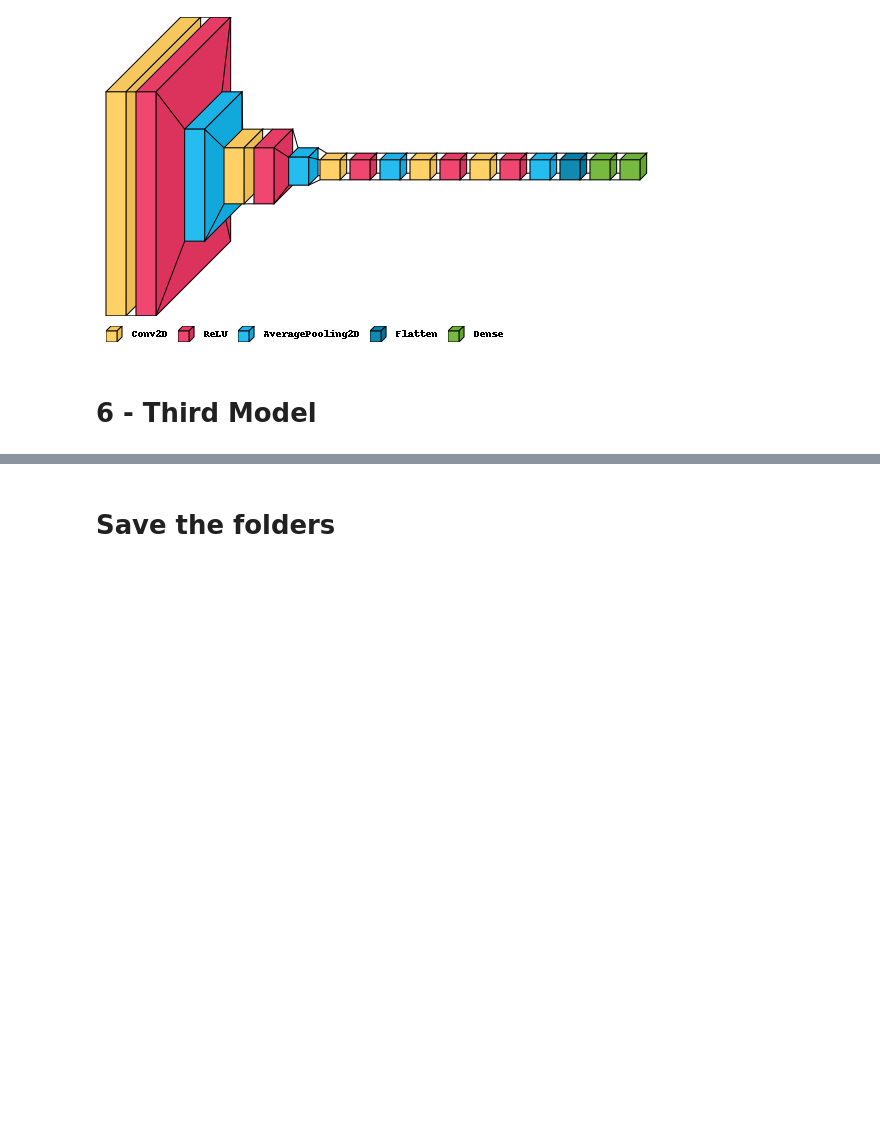
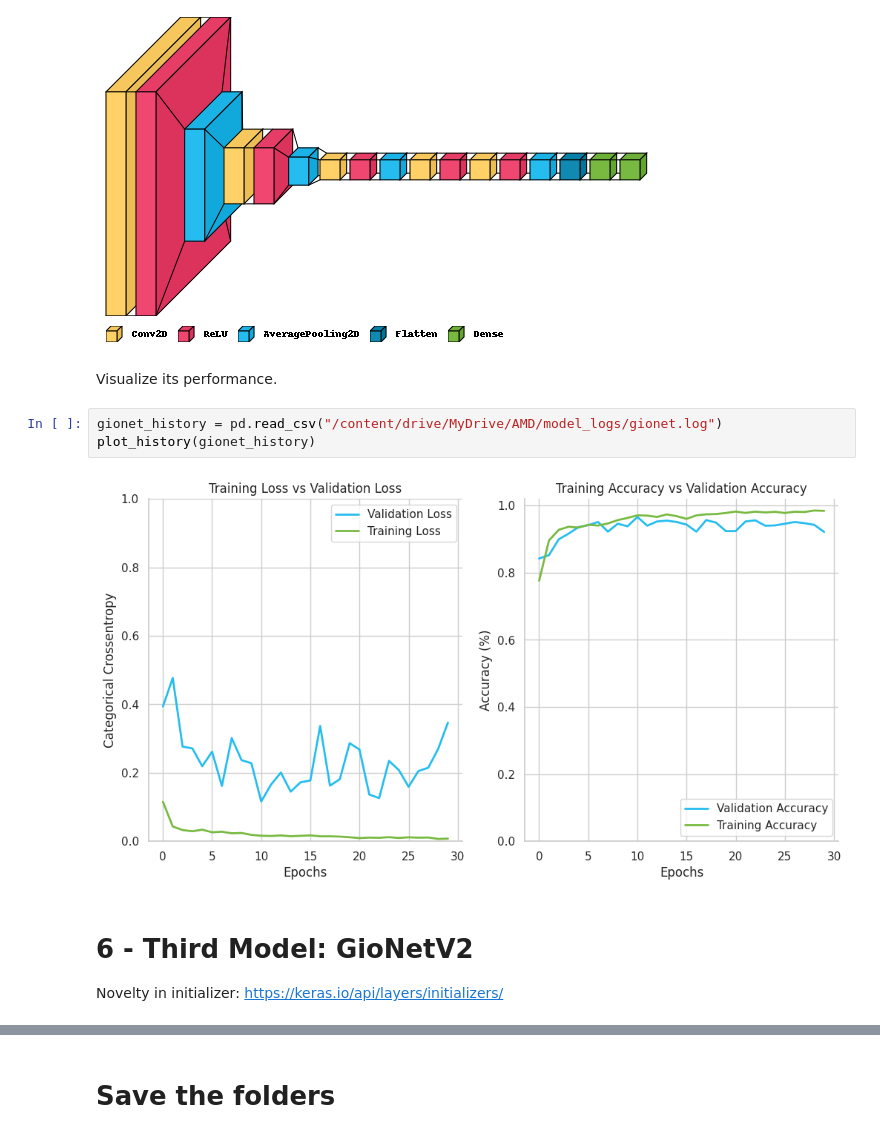
Before and after one commit to giordanovitale/Prado-Museum-CNN, a Jupyter notebook: Prado_Artists.ipynb, the cells around one changed output, grey strips where cells are left out. Drawn from its saved outputs; the diff is of its cells as text; blank space fills up the shorter version.

```diff
--- a/Prado_Artists.ipynb
+++ b/Prado_Artists.ipynb
@@ -560,5 +793,14 @@ vk.layered_view(gionet,
                 )
 # %% [output]
 [figure]
-# %% [markdown]
-# 6 - Third Model
+# %% [markdown]
+Visualize its performance.
+# %%
+gionet_history = pd.read_csv("/content/drive/MyDrive/AMD/model_logs/gionet.log")
+plot_history(gionet_history)
+# %% [output]
+[figure, added]
+# %% [markdown]
+# 6 - Third Model: GioNetV2
+
+Novelty in initializer: https://keras.io/api/layers/initializers/
```
Also changed, not shown: parts of 42 cells of this notebook.
